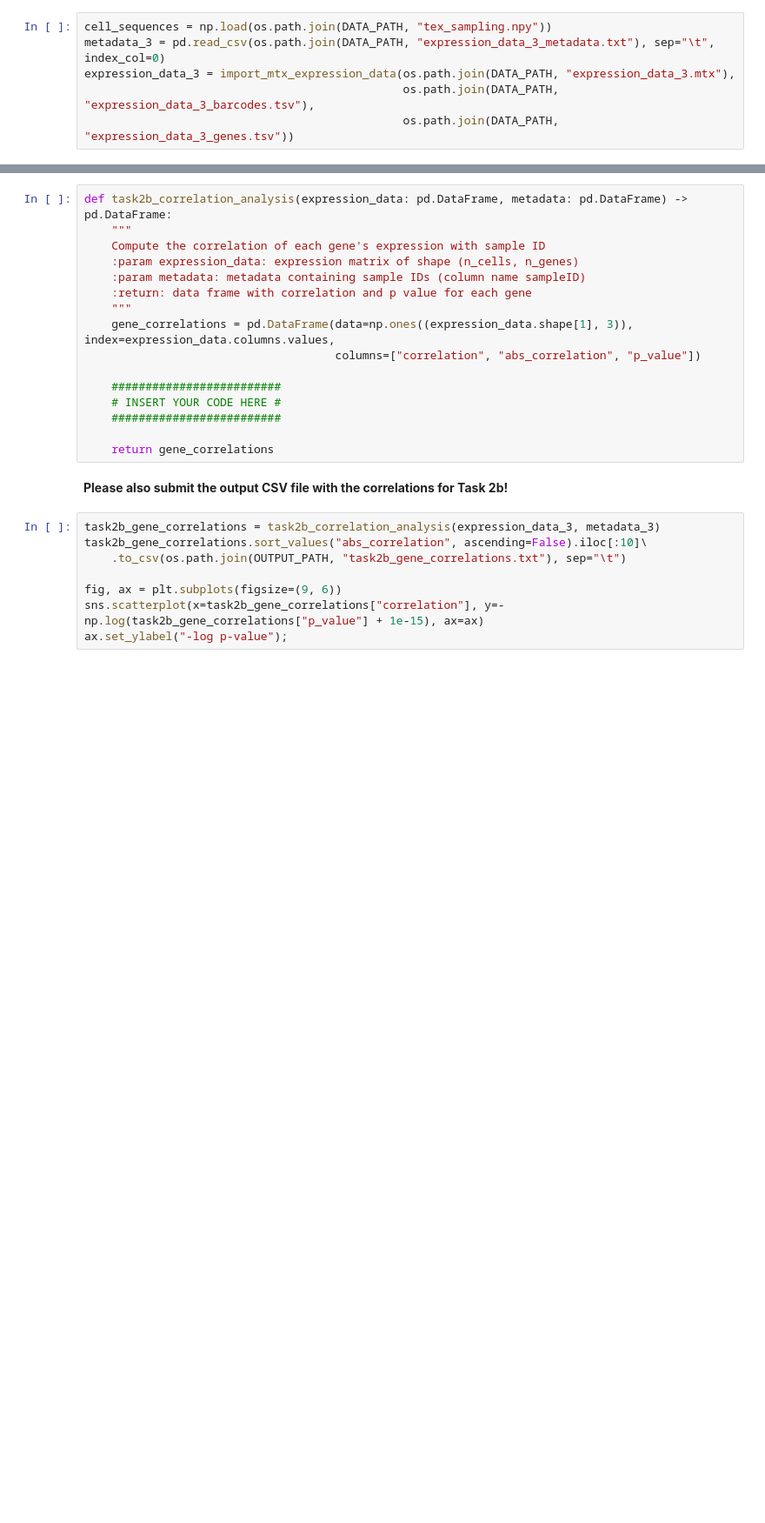
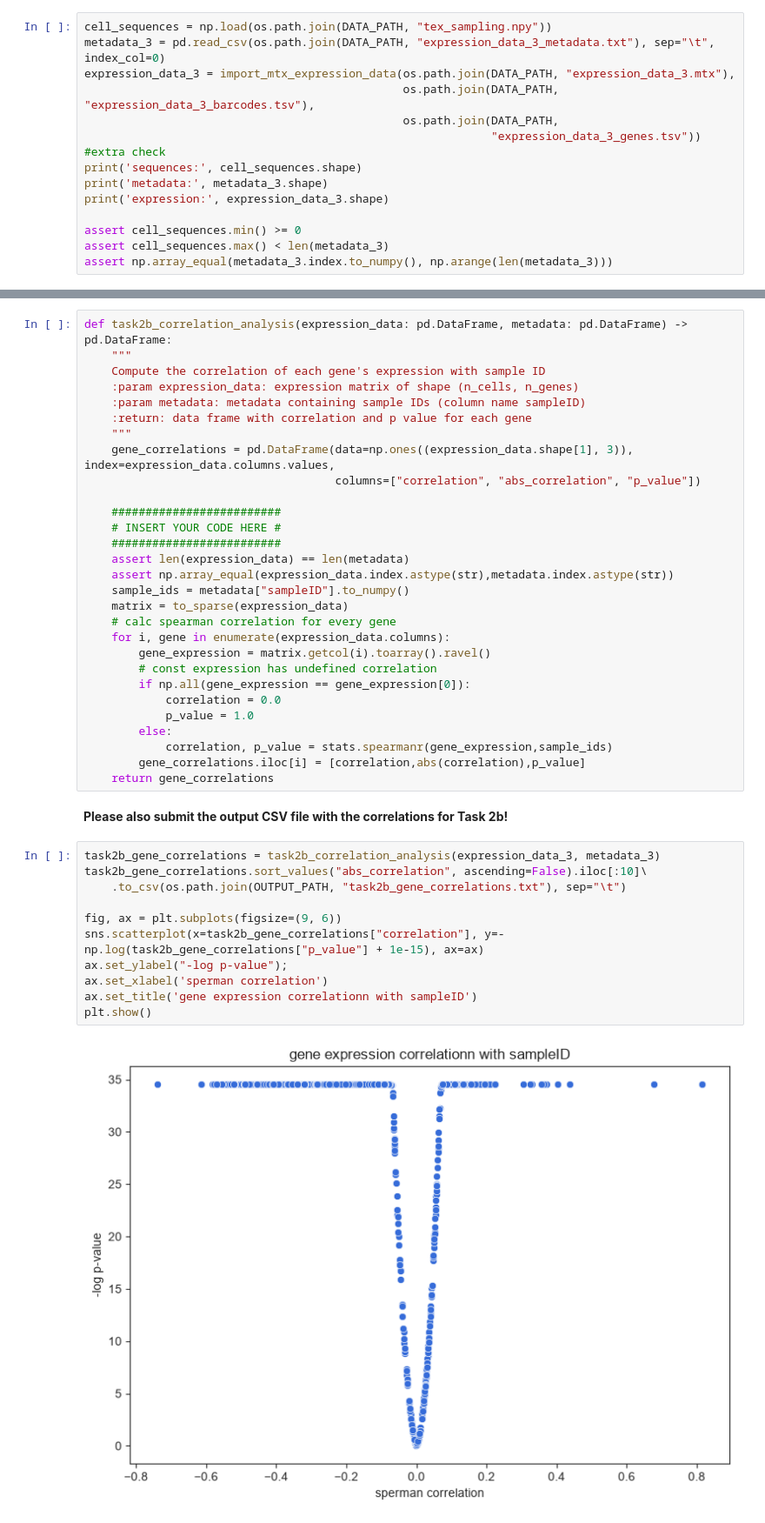
Before and after one commit to MalinaDumitrescu/machine-learning-for-single-cell-biology, a Jupyter notebook: mlscb_2025_assignment_01_code.ipynb, the cells around one changed output, grey strips where cells are left out. Shown at 87% size. Saved outputs shown, nothing was run; the diff lists cells and outputs as text; blank space fills up the shorter version.

```diff
--- a/mlscb_2025_assignment_01_code.ipynb
+++ b/mlscb_2025_assignment_01_code.ipynb
@@ -616,4 +617,13 @@ cell_sequences = np.load(os.path.join(DATA_PATH, "tex_sampling.npy"))
 metadata_3 = pd.read_csv(os.path.join(DATA_PATH, "expression_data_3_metadata.txt"), sep="\t", index_col=0)
 expression_data_3 = import_mtx_expression_data(os.path.join(DATA_PATH, "expression_data_3.mtx"),
                                                os.path.join(DATA_PATH, "expression_data_3_barcodes.tsv"),
-                                               os.path.join(DATA_PATH, "expression_data_3_genes.tsv"))
+                                               os.path.join(DATA_PATH,
+                                                            "expression_data_3_genes.tsv"))
+#extra check
+print('sequences:', cell_sequences.shape)
+print('metadata:', metadata_3.shape)
+print('expression:', expression_data_3.shape)
+
+assert cell_sequences.min() >= 0
+assert cell_sequences.max() < len(metadata_3)
+assert np.array_equal(metadata_3.index.to_numpy(), np.arange(len(metadata_3)))
@@ -654,15 +790,33 @@ def task2b_correlation_analysis(expression_data: pd.DataFrame, metadata: pd.Data
     #########################
     # INSERT YOUR CODE HERE #
     #########################
-
+    assert len(expression_data) == len(metadata)
+    assert np.array_equal(expression_data.index.astype(str),metadata.index.astype(str))
+    sample_ids = metadata["sampleID"].to_numpy()
+    matrix = to_sparse(expression_data)
+    # calc spearman correlation for every gene
+    for i, gene in enumerate(expression_data.columns):
+        gene_expression = matrix.getcol(i).toarray().ravel()
+        # const expression has undefined correlation
+        if np.all(gene_expression == gene_expression[0]):
+            correlation = 0.0
+            p_value = 1.0
+        else:
+            correlation, p_value = stats.spearmanr(gene_expression,sample_ids)
+        gene_correlations.iloc[i] = [correlation,abs(correlation),p_value]
     return gene_correlations
 # %% [markdown]
 **Please also submit the output CSV file with the correlations for Task 2b!**
 # %%
 task2b_gene_correlations = task2b_correlation_analysis(expression_data_3, metadata_3)
 task2b_gene_correlations.sort_values("abs_correlation", ascending=False).iloc[:10]\
     .to_csv(os.path.join(OUTPUT_PATH, "task2b_gene_correlations.txt"), sep="\t")
 
 fig, ax = plt.subplots(figsize=(9, 6))
 sns.scatterplot(x=task2b_gene_correlations["correlation"], y=-np.log(task2b_gene_correlations["p_value"] + 1e-15), ax=ax)
 ax.set_ylabel("-log p-value");
+ax.set_xlabel('sperman correlation')
+ax.set_title('gene expression correlationn with sampleID')
+plt.show()
+# %% [output]
+[figure, added]
```
Also changed, not shown: parts of 8 cells of this notebook.
